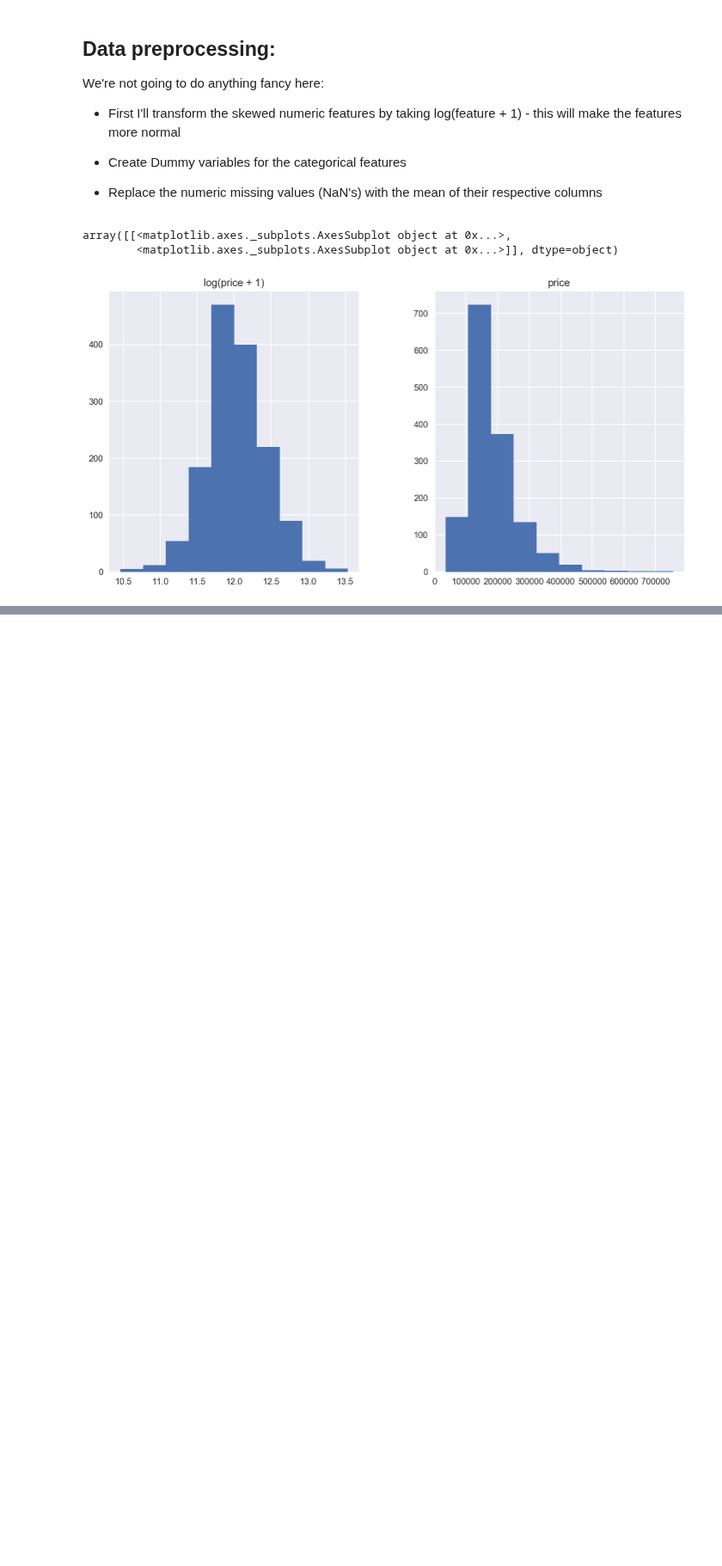
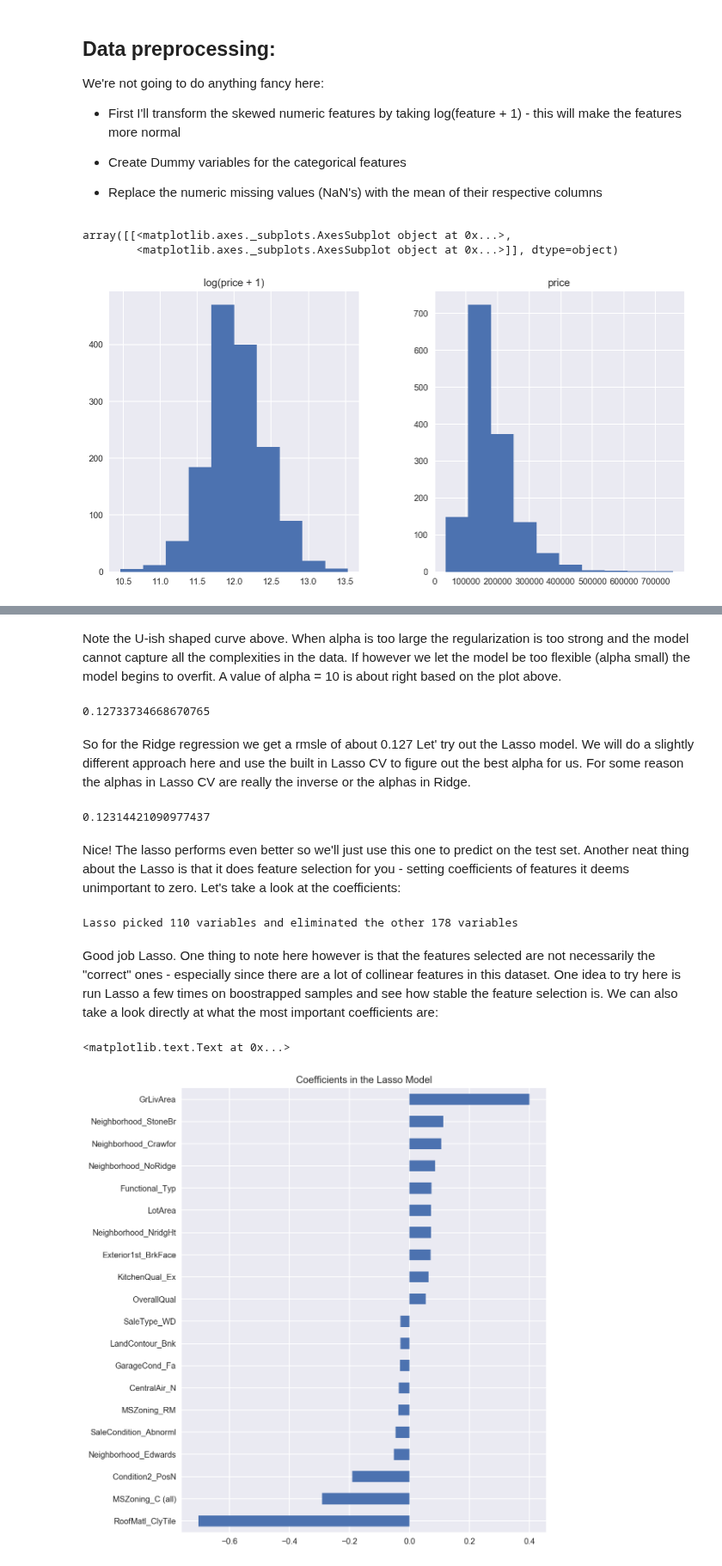
Before and after one commit to Ada520/DSLab, a Jupyter notebook: Lab3/Lab3.ipynb, the cells around one changed output, grey strips where cells are left out. Shown at 86% size. Saved outputs shown, nothing was run; the diff lists cells and outputs as text; code cells hidden in the pictures; blank space fills up the shorter version.

```diff
--- a/Lab3/Lab3.ipynb
+++ b/Lab3/Lab3.ipynb
@@ -222,0 +268,39 @@ array([[<matplotlib.axes._subplots.AxesSubplot object at 0x...>,
+# %% [markdown]
+
+Note the U-ish shaped curve above. When alpha is too large the regularization is too strong and the model cannot capture all the complexities in the data. If however we let the model be too flexible (alpha small) the model begins to overfit. A value of alpha = 10 is about right based on the plot above.
+# %%
+cv_ridge.min()
+# %% [output]
+0.12733734668670765
+# %% [markdown]
+
+So for the Ridge regression we get a rmsle of about 0.127
+Let' try out the Lasso model. We will do a slightly different approach here and use the built in Lasso CV to figure out the best alpha for us. For some reason the alphas in Lasso CV are really the inverse or the alphas in Ridge.
+# %%
+model_lasso = LassoCV(alphas = [1, 0.1, 0.001, 0.0005]).fit(X_train, y)
+# %%
+rmse_cv(model_lasso).mean()
+# %% [output]
+0.12314421090977437
+# %% [markdown]
+
+Nice! The lasso performs even better so we'll just use this one to predict on the test set. Another neat thing about the Lasso is that it does feature selection for you - setting coefficients of features it deems unimportant to zero. Let's take a look at the coefficients:
+# %%
+coef = pd.Series(model_lasso.coef_, index = X_train.columns)
+# %%
+print("Lasso picked " + str(sum(coef != 0)) + " variables and eliminated the other " +  str(sum(coef == 0)) + " variables")
+# %% [output]
+Lasso picked 110 variables and eliminated the other 178 variables
+# %% [markdown]
+Good job Lasso. One thing to note here however is that the features selected are not necessarily the "correct" ones - especially since there are a lot of collinear features in this dataset. One idea to try here is run Lasso a few times on boostrapped samples and see how stable the feature selection is.
+We can also take a look directly at what the most important coefficients are:
+# %%
+imp_coef = pd.concat([coef.sort_values().head(10),
+                     coef.sort_values().tail(10)])
+# %%
+matplotlib.rcParams['figure.figsize'] = (8.0, 10.0)
+imp_coef.plot(kind = "barh")
+plt.title("Coefficients in the Lasso Model")
+# %% [output]
+<matplotlib.text.Text at 0x...>
+[figure, added]
```
Also changed, not shown: parts of 26 cells of this notebook.
